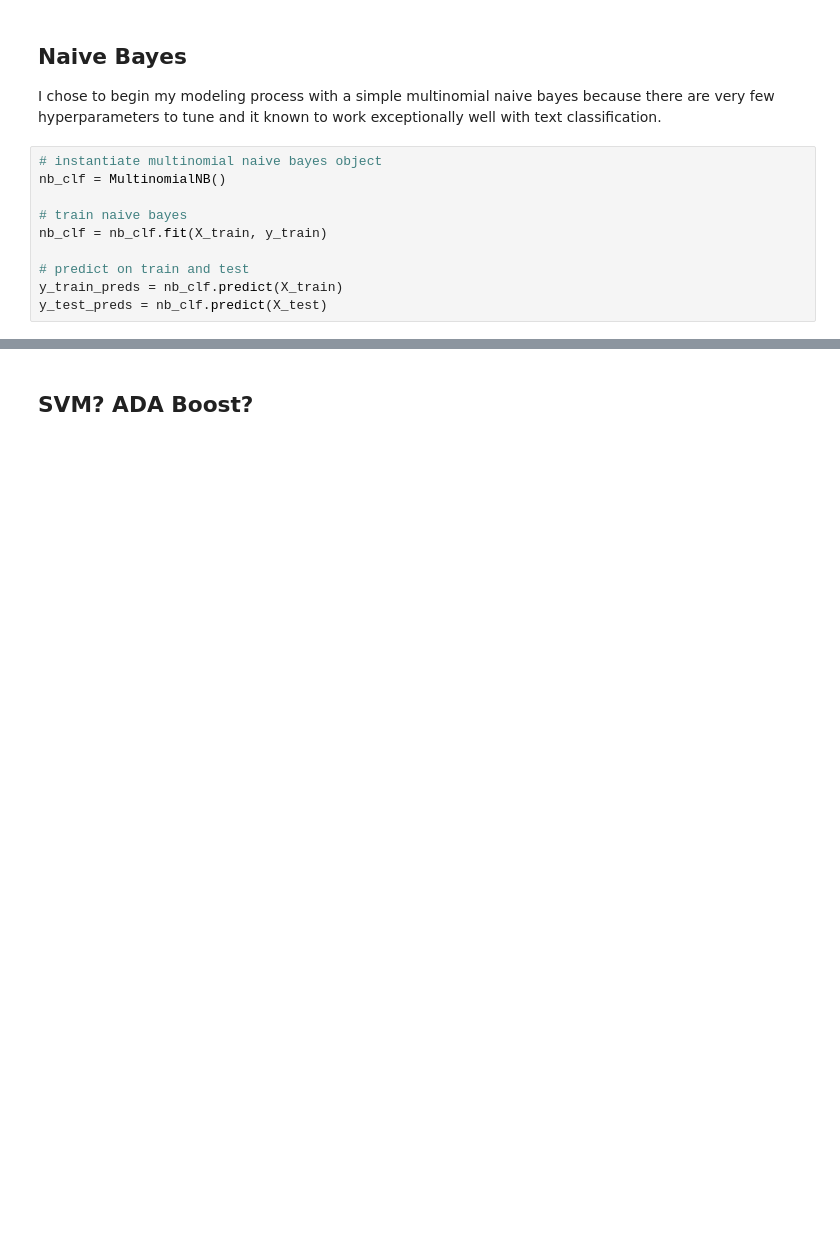
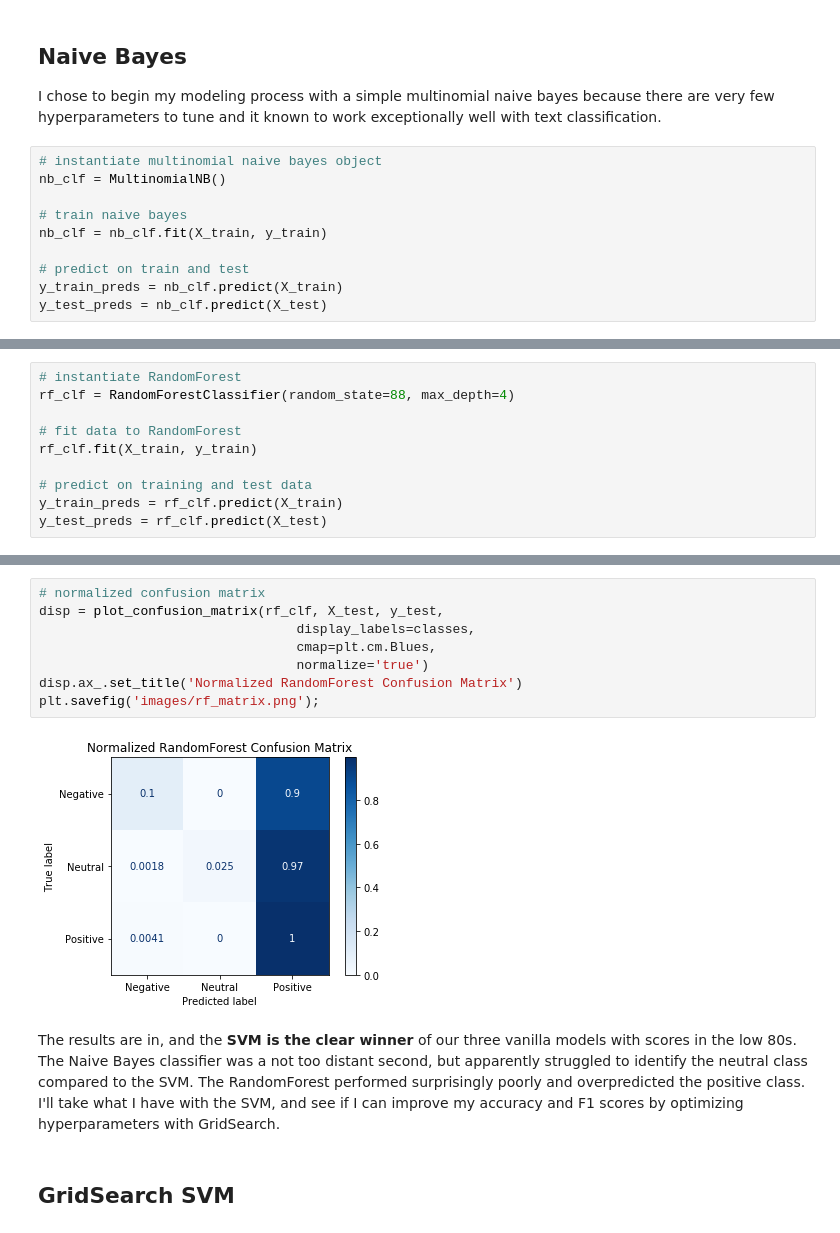
Before and after one commit to davidlebruce/covid_vaccine_tweets, a Jupyter notebook: 04_modeling.ipynb, the cells around one changed output, grey strips where cells are left out. Cells and saved outputs as stored; diff of their text form; blank space fills up the shorter version.

Commit message:
completed first round of vanilla models, need to continue to gridsearch

```diff
--- a/04_modeling.ipynb
+++ b/04_modeling.ipynb
@@ -100,0 +167,10 @@ ValueError: Target is multiclass but average='binary'. Please choose another ave
+# %%
+# instantiate RandomForest
+rf_clf = RandomForestClassifier(random_state=88, max_depth=4)
+
+# fit data to RandomForest
+rf_clf.fit(X_train, y_train)
+
+# predict on training and test data
+y_train_preds = rf_clf.predict(X_train)
+y_test_preds = rf_clf.predict(X_test)
@@ -101,2 +191,14 @@ ValueError: Target is multiclass but average='binary'. Please choose another ave
+# %%
+# normalized confusion matrix
+disp = plot_confusion_matrix(rf_clf, X_test, y_test,
+                                 display_labels=classes,
+                                 cmap=plt.cm.Blues,
+                                 normalize='true')
+disp.ax_.set_title('Normalized RandomForest Confusion Matrix')
+plt.savefig('images/rf_matrix.png');
+# %% [output]
+[figure, added]
+# %% [markdown]
+The results are in, and the **SVM is the clear winner** of our three vanilla models with scores in the low 80s. The Naive Bayes classifier was a not too distant second, but apparently struggled to identify the neutral class compared to the SVM. The RandomForest performed surprisingly poorly and overpredicted the positive class. I'll take what I have with the SVM, and see if I can improve my accuracy and F1 scores by optimizing hyperparameters with GridSearch.
 # %% [markdown]
-## SVM? ADA Boost?
+## GridSearch SVM
```
Also changed, not shown: parts of 23 cells of this notebook, 5 other files.
